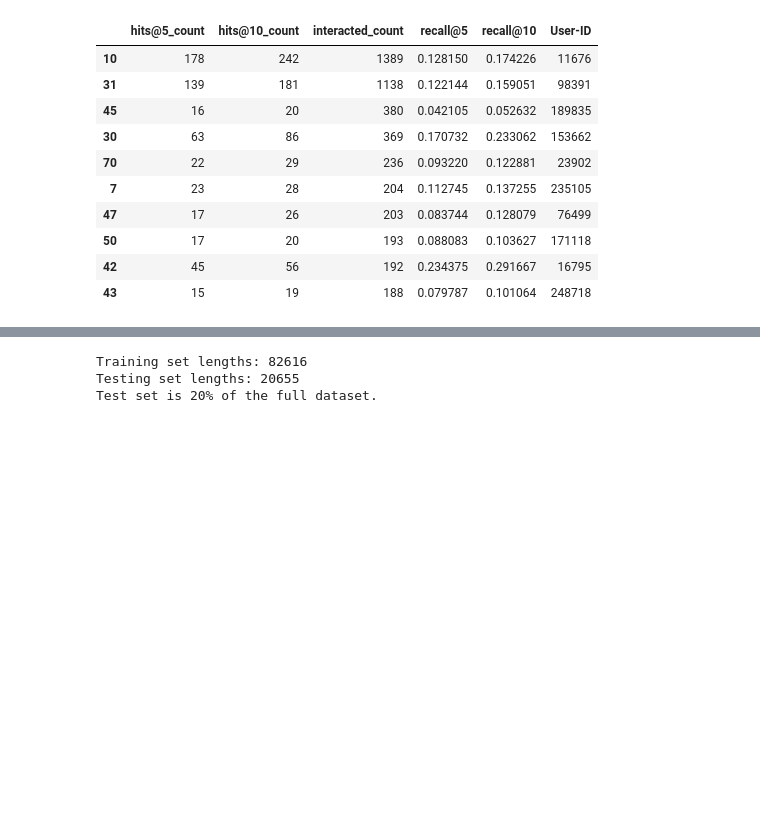
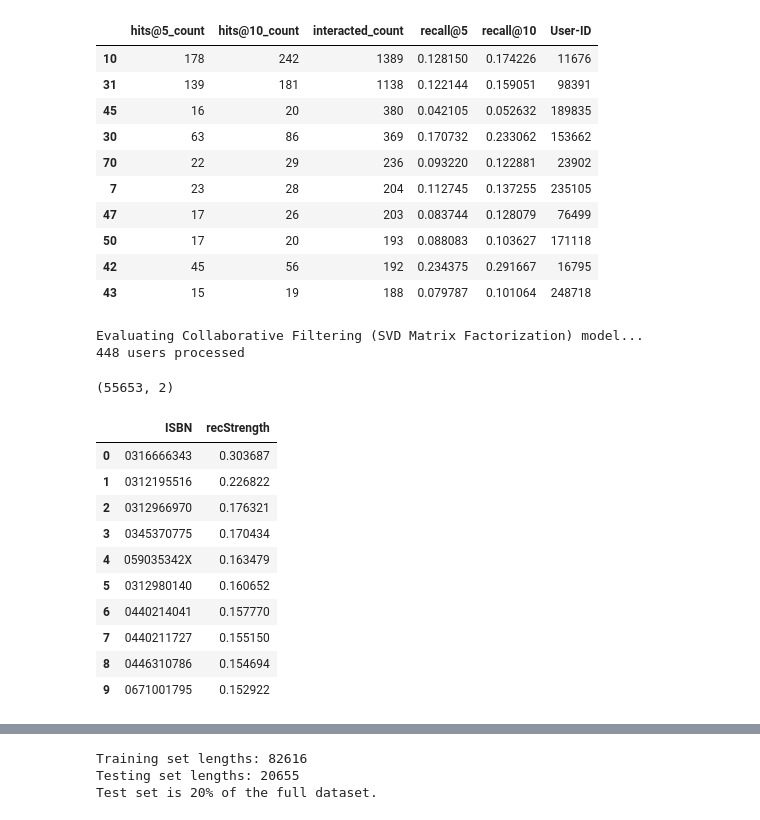
Before and after one commit to Kaizensk/Book-Recommender-System, a Jupyter notebook: ShwetaKumari_Book_Recommendation.ipynb, the cells around one changed output, grey strips where cells are left out. Saved outputs shown, nothing was run; the diff lists cells and outputs as text; code cells hidden in the pictures; blank space fills up the shorter version.

```diff
--- a/ShwetaKumari_Book_Recommendation.ipynb
+++ b/ShwetaKumari_Book_Recommendation.ipynb
@@ -838,7 +838,7 @@ class ModelEvaluator:
                           'interacted_count': interacted_items_count_testset,
                           'recall@5': recall_at_5,
                           'recall@10': recall_at_10}
-        return person_metrics
+        return person_recs_df,person_metrics       #person_recs_df extra
 
 
     # Function to evaluate the performance of model at overall level
@@ -847,7 +847,7 @@ class ModelEvaluator:
         people_metrics = []
 
         for idx, person_id in enumerate(list(interactions_test_indexed_df.index.unique().values)):
-            person_metrics = self.evaluate_model_for_user(model, person_id)
+            person_recs_df, person_metrics = self.evaluate_model_for_user(model, person_id)      #person_recs_dfextra
             person_metrics['User-ID'] = person_id
             people_metrics.append(person_metrics)
 
@@ -861,7 +861,7 @@ class ModelEvaluator:
         global_metrics = {'modelName': model.get_model_name(),
                           'recall@5': global_recall_at_5,
                           'recall@10': global_recall_at_10}
-        return global_metrics, detailed_results_df
+        return person_recs_df, global_metrics, detailed_results_df    #person_recs_df extra
 
 model_evaluator = ModelEvaluator()
 # %%
@@ -891,7 +891,31 @@ Global metrics:
 | 43 | 15 | 19 | 188 | 0.079787 | 0.101064 | 248718 |
 # %%
 #person_recs_df = model.recommend_items(person_id, items_to_ignore=get_items_interacted(person_id, interactions_train_indexed_df),topn=10000000000)
-person_recs_df=model_evaluator.evaluate_model(cf_recommender_model)
+print('Evaluating Collaborative Filtering (SVD Matrix Factorization) model...')
+person_recs_df, cf_global_metrics, cf_detailed_results_df = model_evaluator.evaluate_model(cf_recommender_model)
+# %% [output]
+Evaluating Collaborative Filtering (SVD Matrix Factorization) model...
+448 users processed
+# %%
+person_recs_df.shape
+# %% [output]
+(55653, 2)
+# %%
+person_recs_df=pd.DataFrame(person_recs_df)
+# %%
+person_recs_df[0:10]
+# %% [output]
+|  | ISBN | recStrength |
+| 0 | 0316666343 | 0.303687 |
+| 1 | 0312195516 | 0.226822 |
+| 2 | 0312966970 | 0.176321 |
+| 3 | 0345370775 | 0.170434 |
+| 4 | 059035342X | 0.163479 |
+| 5 | 0312980140 | 0.160652 |
+| 6 | 0440214041 | 0.157770 |
+| 7 | 0440211727 | 0.155150 |
+| 8 | 0446310786 | 0.154694 |
+| 9 | 0671001795 | 0.152922 |
 # %%
 #ratingsPivot= dfratings.pivot(index = 'User-ID', columns= 'ISBN').Book-Rating
 #UserId= ratingsPivot.index
```
